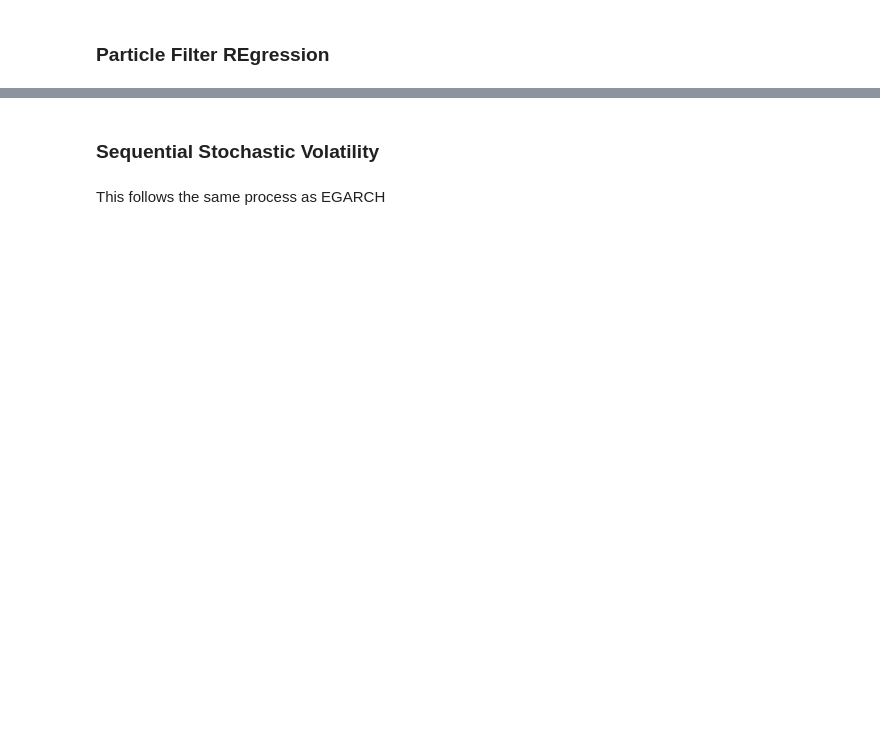
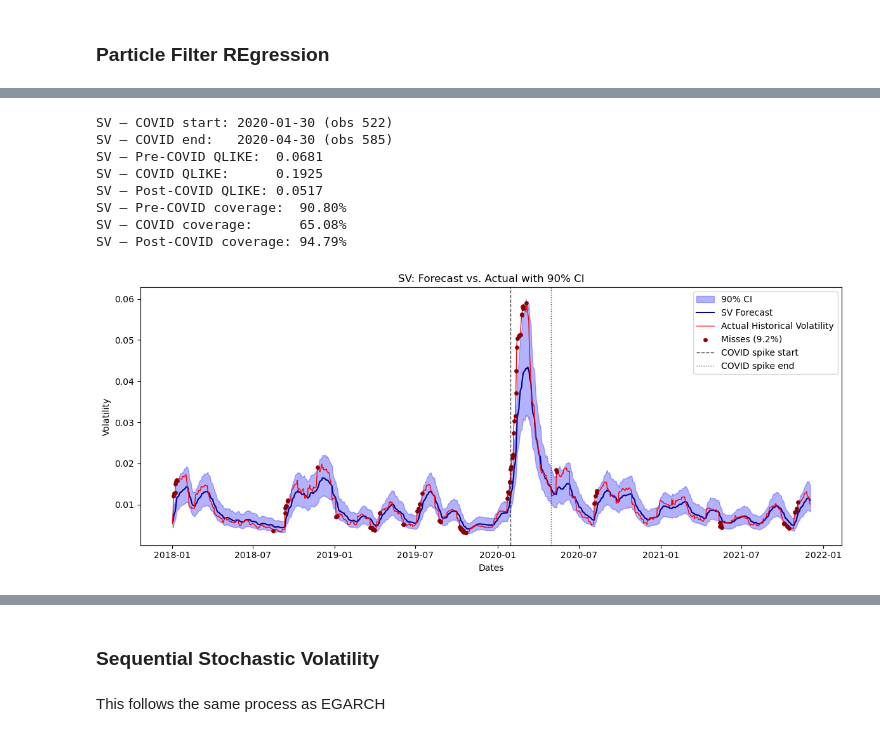
Before and after one commit to aditbasu1324/Volatility-Modelling-Through-Bayesian-Methods, a Jupyter notebook: Bayesian II-Copy3.ipynb, the cells around one changed output, grey strips where cells are left out. Drawn from its saved outputs; the diff is of its cells as text; code cells hidden in the pictures; blank space fills up the shorter version.

```diff
--- a/Bayesian II-Copy3.ipynb
+++ b/Bayesian II-Copy3.ipynb
@@ -2192,0 +2194,11 @@ mu_return: 0.001366
+# %%
+from pathlib import Path
+Path("results/sv").mkdir(parents=True, exist_ok=True)
+
+with open("results/sv/sv_regression_mcmc_raw.pkl", "wb") as f:
+    pickle.dump({
+        "samples_sv": samples_sv,
+        "ll_history": ll_history_burnin,
+        "sigma_posterior_sv": sigma_posterior_sv,
+    }, f)
+print("Saved raw SV regression MCMC output.")
@@ -2193,3 +2207,9 @@ mu_return: 0.001366
+# %%
+with open("results/sv/sv_regression_mcmc_raw.pkl", "rb") as f:
+    raw = pickle.load(f)
+    samples_sv = raw["samples_sv"]
+    ll_history = raw["ll_history"]
+    sigma_posterior_sv = raw["sigma_posterior_sv"]
 # %%
 # Check log-likelihood variance
 ll_after_burnin = ll_history[burnin:]
@@ -2635,0 +2283,32 @@ Fitted nu: 63331869759898.6641
+# %%
+covid_start_sv, covid_end_sv = covid_indices(dates_regression_sv, covid_start_date, covid_end_date)
+
+qlike_breakdown_sv = covid_breakdown(
+    forecast_regression_sv, actual_regression_sv,
+    covid_start_sv, covid_end_sv, qlike
+)
+
+print_covid_breakdown(
+    qlike_breakdown_sv, dates_regression_sv, covid_start_sv, covid_end_sv,
+    label="SV", metric_name="QLIKE"
+)
+
+covid_coverage_sv = hv_coverage_covid_breakdown(inside_90_sv, covid_start_sv, covid_end_sv)
+print_hv_coverage_covid(covid_coverage_sv, label="SV")
+
+plot_hv_coverage(
+    forecast_regression_sv, actual_regression_sv, dates_regression_sv,
+    lower_90_sv, upper_90_sv, inside_90_sv,
+    covid_start_date=covid_start_date, covid_end_date=covid_end_date,
+    label="SV"
+)
+# %% [output]
+SV — COVID start: 2020-01-30 (obs 522)
+SV — COVID end:   2020-04-30 (obs 585)
+SV — Pre-COVID QLIKE:  0.0681
+SV — COVID QLIKE:      0.1925
+SV — Post-COVID QLIKE: 0.0517
+SV — Pre-COVID coverage:  90.80%
+SV — COVID coverage:      65.08%
+SV — Post-COVID coverage: 94.79%
+[figure, added]
```
Also changed, not shown: parts of 67 cells of this notebook, 5 other files.
